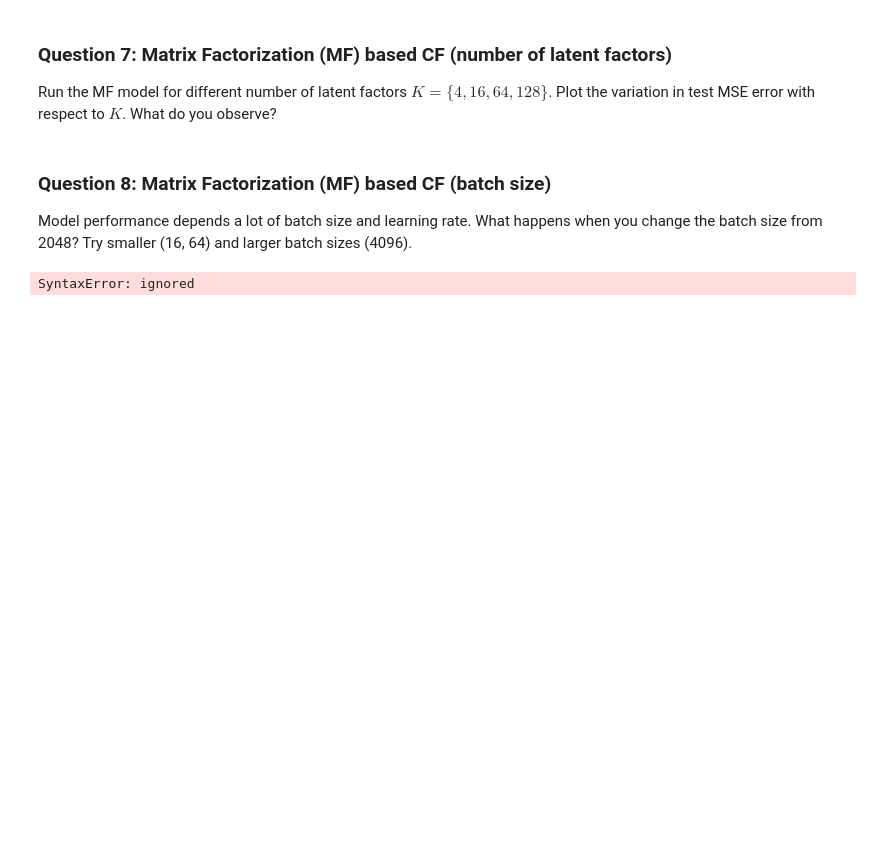
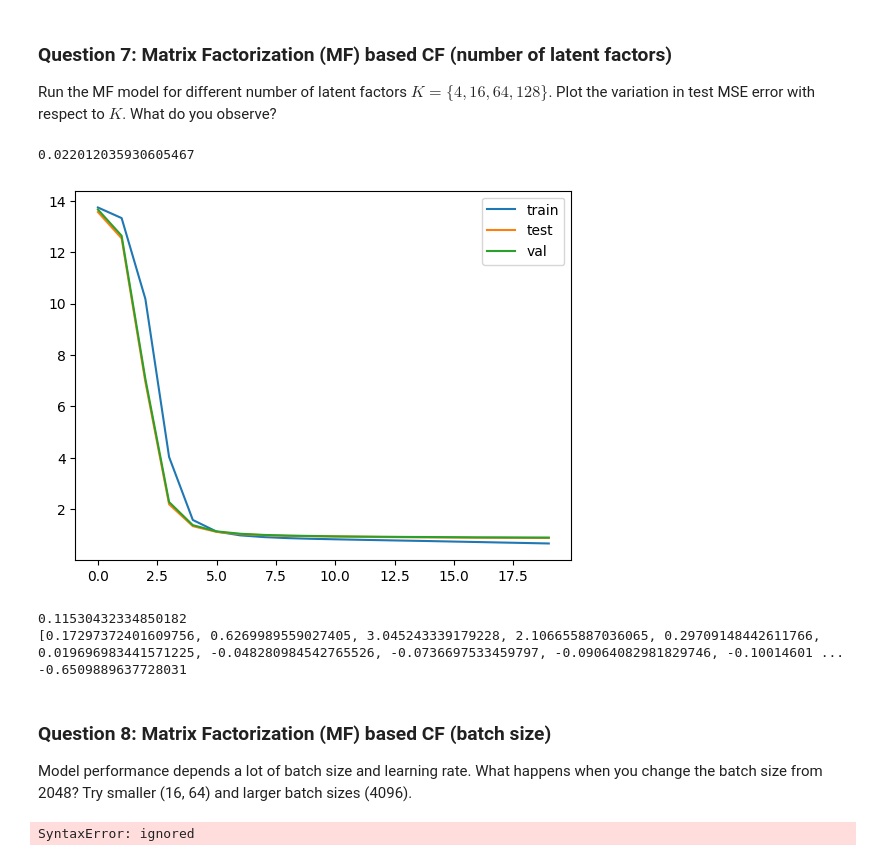
Before and after one commit to sivaa-shaanth/cs469-recommender-model, a Jupyter notebook: Recommender_Models.ipynb, the cells around one changed output. Drawn from its saved outputs; the diff is of its cells as text; code cells hidden in the pictures; blank space fills up the shorter version.

```diff
--- a/Recommender_Models.ipynb
+++ b/Recommender_Models.ipynb
@@ -626,3 +722,24 @@ plt.show()
+# %%
+train_loss_master, val_loss_master, test_loss_master = master_train(debug_flag = False)
+plt.plot(train_loss_master[0:20], label='train')
+plt.plot(test_loss_master[0:20], label='test')
+plt.plot(val_loss_master[0:20], label='val')
+diff = [x - y for x, y in zip(val_loss_master, test_loss_master)]
+print(np.mean(diff))
+plt.legend()
+plt.show()
+# %% [output]
+0.022012035930605467
+[figure, added]
+# %%
+print(np.max(diff))
+diff = [x - y for x, y in zip(train_loss_master, test_loss_master)]
+print(diff)
+print(np.mean(diff))
+# %% [output]
+0.11530432334850182
+[0.17297372401609756, 0.6269989559027405, 3.045243339179228, 2.106655887036065, 0.29709148442611766, 0.019696983441571225, -0.048280984542765526, -0.0736697533459797, -0.09064082981829746, -0.10014601 ...
+-0.6509889637728031
 # %% [markdown]
 ### Question 8: Matrix Factorization (MF) based CF (batch size)
 Model performance depends a lot of batch size and learning rate. What happens when you change the batch size from 2048? Try smaller (16, 64) and larger batch sizes (4096).
```
Also changed, not shown: parts of 3 cells of this notebook.
